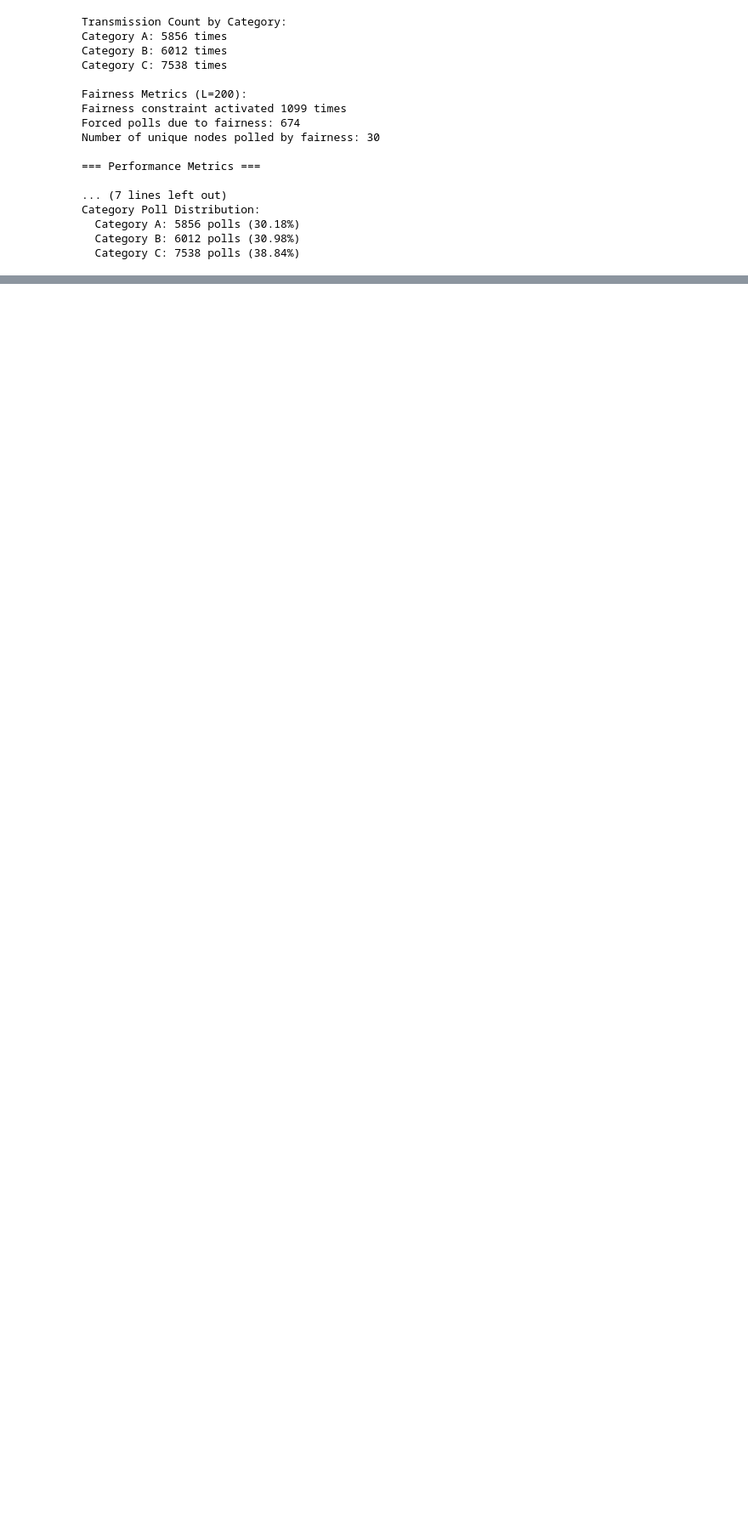
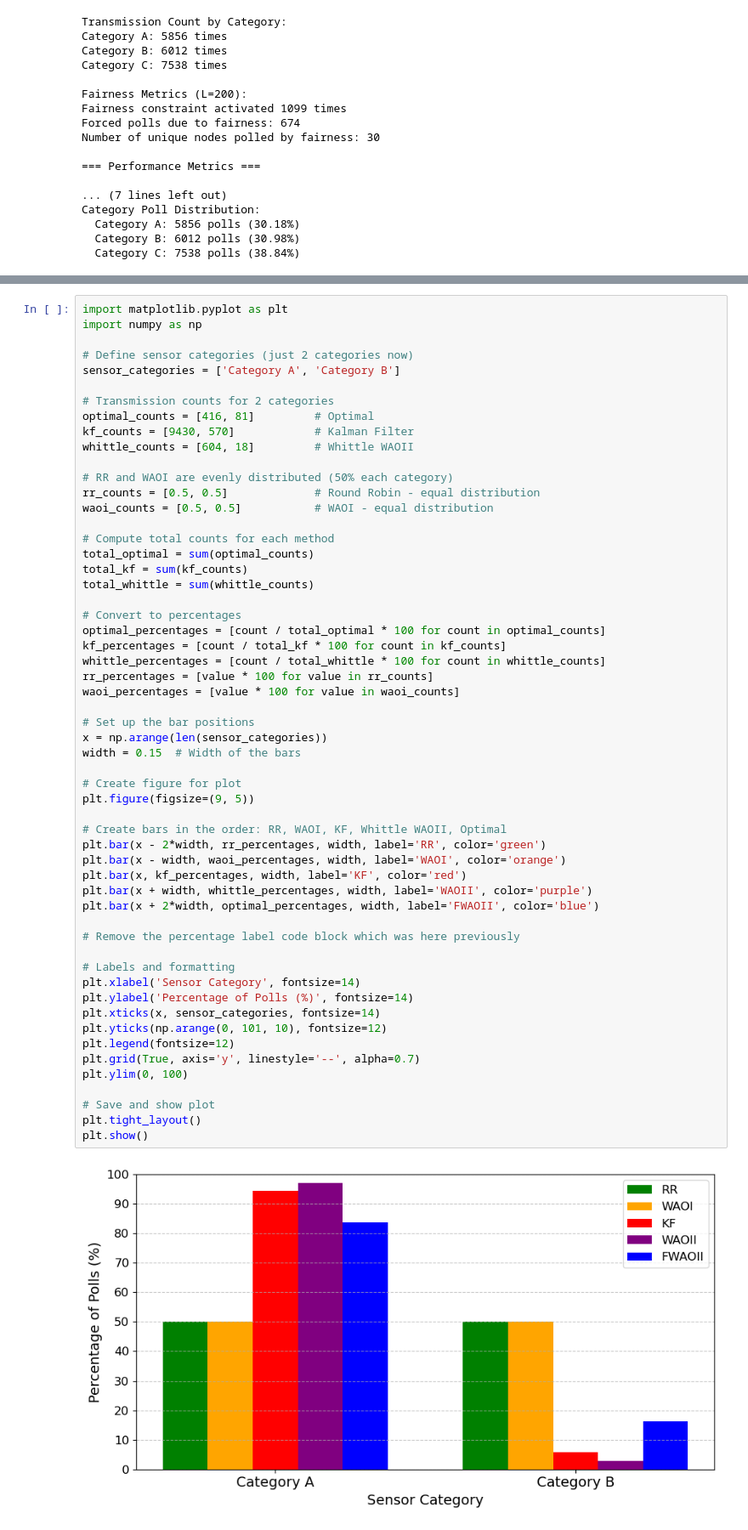
Before and after one commit to sokistar24/wakeupradio, a Jupyter notebook: Scheduling_count.ipynb, the cells around one changed output, grey strips where cells are left out. Shown at 85% size. Drawn from its saved outputs; the diff is of its cells as text; blank space fills up the shorter version.

```diff
--- a/Scheduling_count.ipynb
+++ b/Scheduling_count.ipynb
@@ -2687,3 +2850,61 @@ plt.show()
+# %%
+import matplotlib.pyplot as plt
+import numpy as np
+
+# Define sensor categories (just 2 categories now)
+sensor_categories = ['Category A', 'Category B']
+
+# Transmission counts for 2 categories
+optimal_counts = [416, 81]         # Optimal
+kf_counts = [9430, 570]            # Kalman Filter
+whittle_counts = [604, 18]         # Whittle WAOII
+
+# RR and WAOI are evenly distributed (50% each category)
+rr_counts = [0.5, 0.5]             # Round Robin - equal distribution
+waoi_counts = [0.5, 0.5]           # WAOI - equal distribution
+
+# Compute total counts for each method
+total_optimal = sum(optimal_counts)
+total_kf = sum(kf_counts)
+total_whittle = sum(whittle_counts)
+
+# Convert to percentages
+optimal_percentages = [count / total_optimal * 100 for count in optimal_counts]
+kf_percentages = [count / total_kf * 100 for count in kf_counts]
+whittle_percentages = [count / total_whittle * 100 for count in whittle_counts]
+rr_percentages = [value * 100 for value in rr_counts]
+waoi_percentages = [value * 100 for value in waoi_counts]
+
+# Set up the bar positions
+x = np.arange(len(sensor_categories))
+width = 0.15  # Width of the bars
+
+# Create figure for plot
+plt.figure(figsize=(9, 5))
+
+# Create bars in the order: RR, WAOI, KF, Whittle WAOII, Optimal
+plt.bar(x - 2*width, rr_percentages, width, label='RR', color='green')
+plt.bar(x - width, waoi_percentages, width, label='WAOI', color='orange')
+plt.bar(x, kf_percentages, width, label='KF', color='red')
+plt.bar(x + width, whittle_percentages, width, label='WAOII', color='purple')
+plt.bar(x + 2*width, optimal_percentages, width, label='FWAOII', color='blue')
+
+# Remove the percentage label code block which was here previously
+
+# Labels and formatting
+plt.xlabel('Sensor Category', fontsize=14)
+plt.ylabel('Percentage of Polls (%)', fontsize=14)
+plt.xticks(x, sensor_categories, fontsize=14)
+plt.yticks(np.arange(0, 101, 10), fontsize=12)
+plt.legend(fontsize=12)
+plt.grid(True, axis='y', linestyle='--', alpha=0.7)
+plt.ylim(0, 100)
+
+# Save and show plot
+plt.tight_layout()
+plt.show()
+# %% [output]
+[figure, added]
 # %%
 import matplotlib.pyplot as plt
 import numpy as np
```
Also changed, not shown: parts of 7 cells of this notebook, 5 other files.
